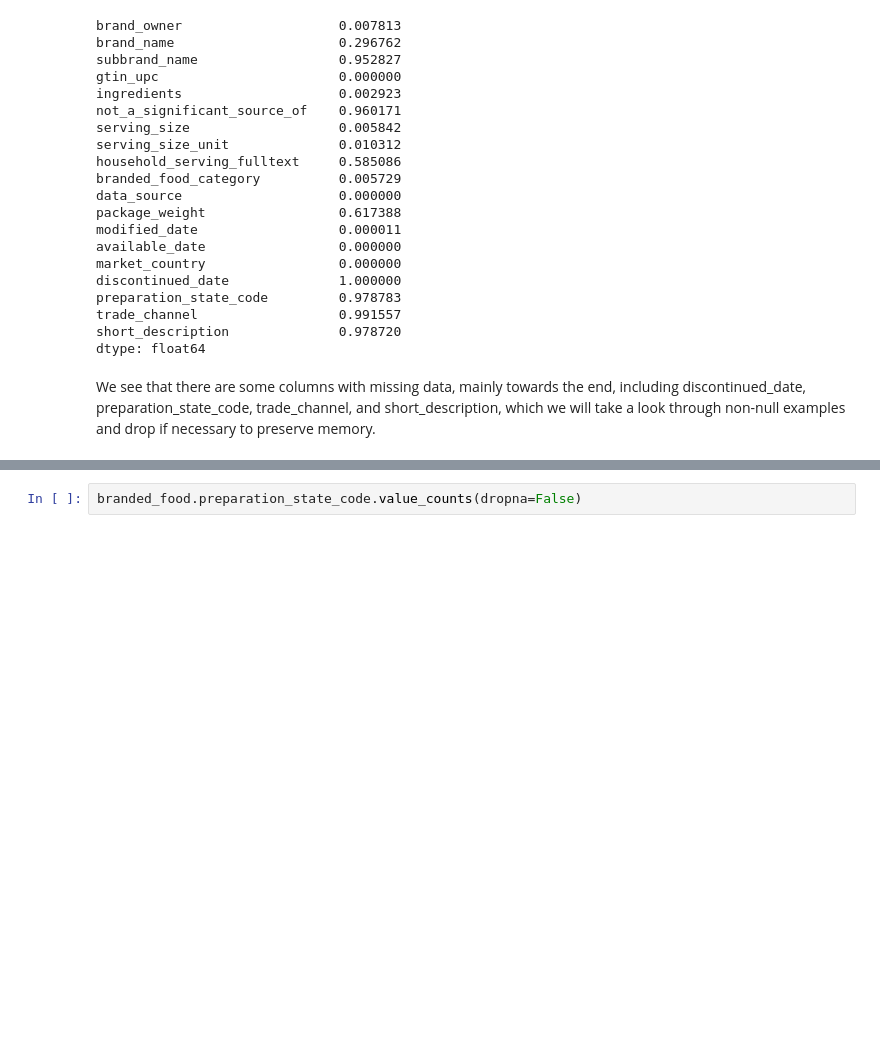
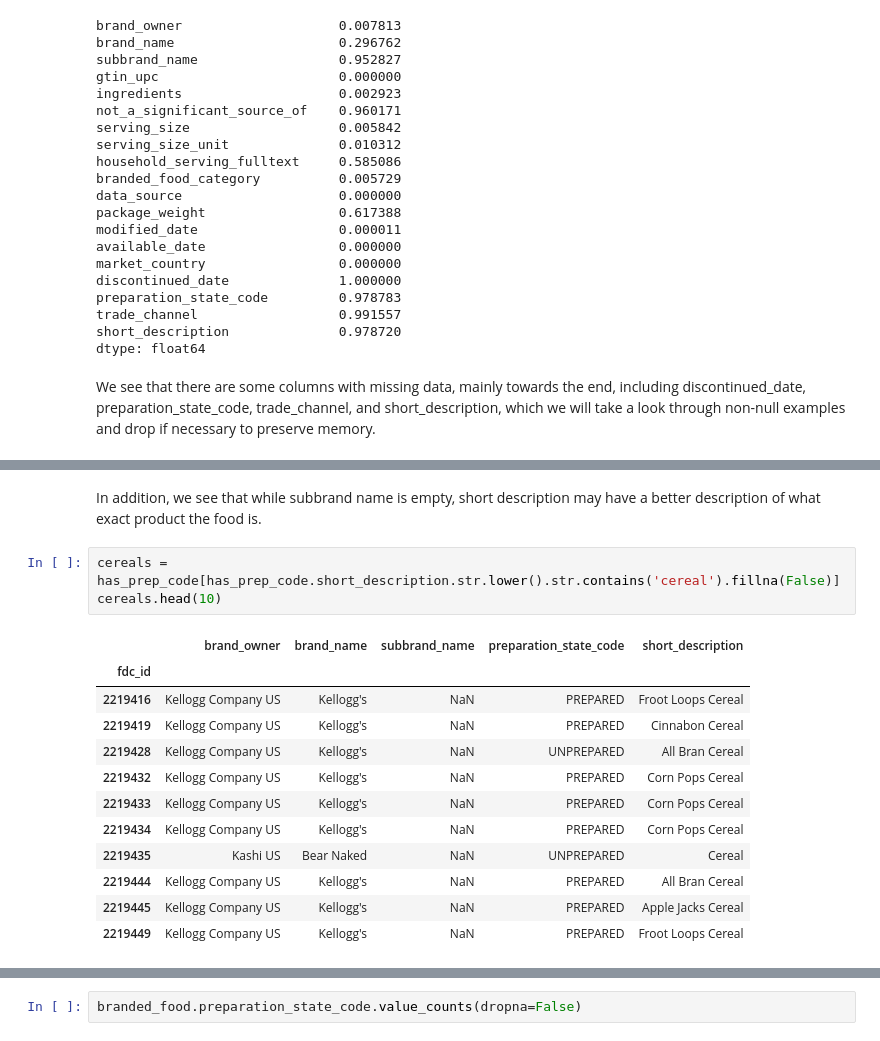
Before and after one commit to alexander-jensen/FDA-Data-Analysis, a Jupyter notebook: Branded Food Initial Data Cleaning.ipynb, the cells around one changed output, grey strips where cells are left out. Cells and saved outputs as stored; diff of their text form; blank space fills up the shorter version.

```diff
--- a/Branded Food Initial Data Cleaning.ipynb
+++ b/Branded Food Initial Data Cleaning.ipynb
@@ -80,0 +89,18 @@ has_prep_code.head()[['brand_owner', 'brand_name', 'preparation_state_code']]
+# %% [markdown]
+In addition, we see that while subbrand name is empty, short description may have a better description of what exact product the food is.
+# %%
+cereals = has_prep_code[has_prep_code.short_description.str.lower().str.contains('cereal').fillna(False)]
+cereals.head(10)
+# %% [output]
+|  | brand_owner | brand_name | subbrand_name | preparation_state_code | short_description |
+| fdc_id |  |  |  |  |  |
+| 2219416 | Kellogg Company US | Kellogg's | NaN | PREPARED | Froot Loops Cereal |
+| 2219419 | Kellogg Company US | Kellogg's | NaN | PREPARED | Cinnabon Cereal |
+| 2219428 | Kellogg Company US | Kellogg's | NaN | UNPREPARED | All Bran Cereal |
+| 2219432 | Kellogg Company US | Kellogg's | NaN | PREPARED | Corn Pops Cereal |
+| 2219433 | Kellogg Company US | Kellogg's | NaN | PREPARED | Corn Pops Cereal |
+| 2219434 | Kellogg Company US | Kellogg's | NaN | PREPARED | Corn Pops Cereal |
+| 2219435 | Kashi US | Bear Naked | NaN | UNPREPARED | Cereal |
+| 2219444 | Kellogg Company US | Kellogg's | NaN | PREPARED | All Bran Cereal |
+| 2219445 | Kellogg Company US | Kellogg's | NaN | PREPARED | Apple Jacks Cereal |
+| 2219449 | Kellogg Company US | Kellogg's | NaN | PREPARED | Froot Loops Cereal |
```
Also changed, not shown: parts of 19 cells of this notebook, 2 other files.
